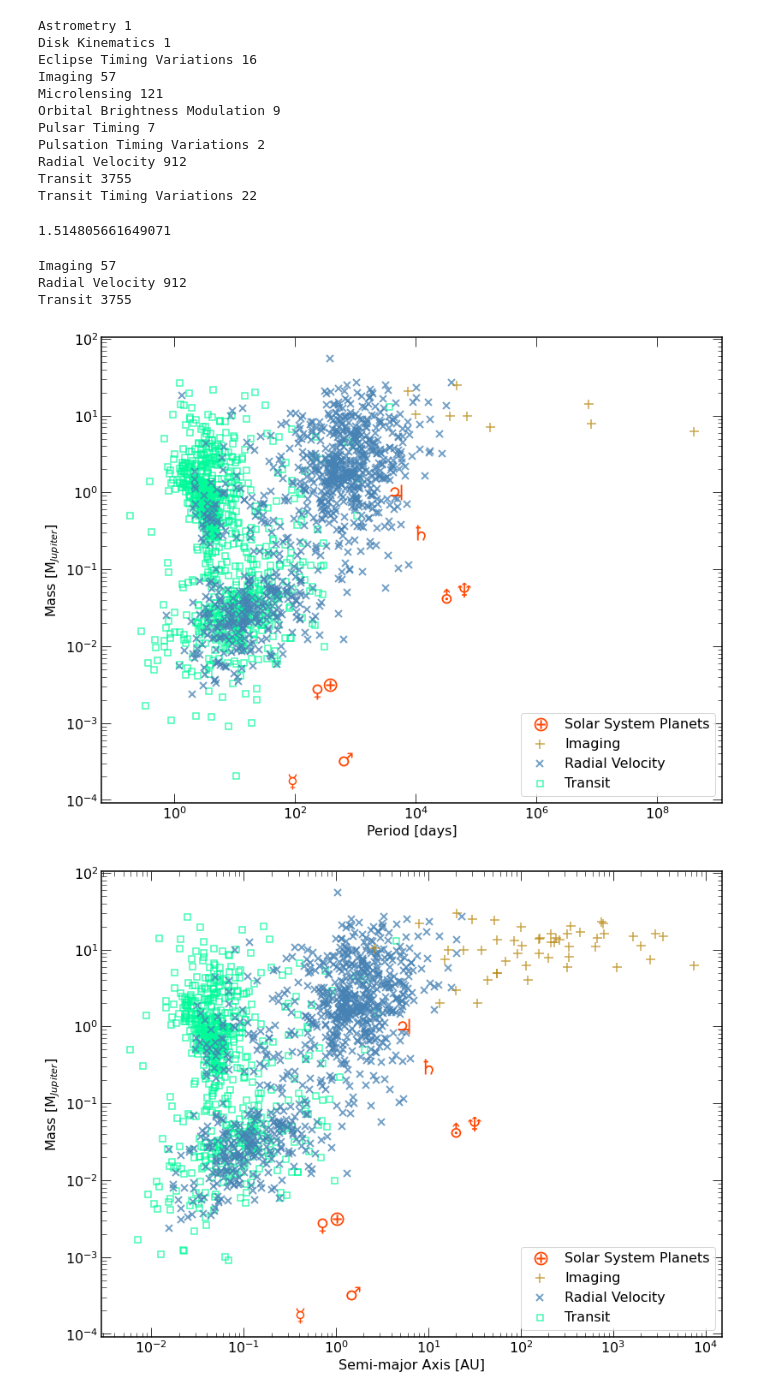
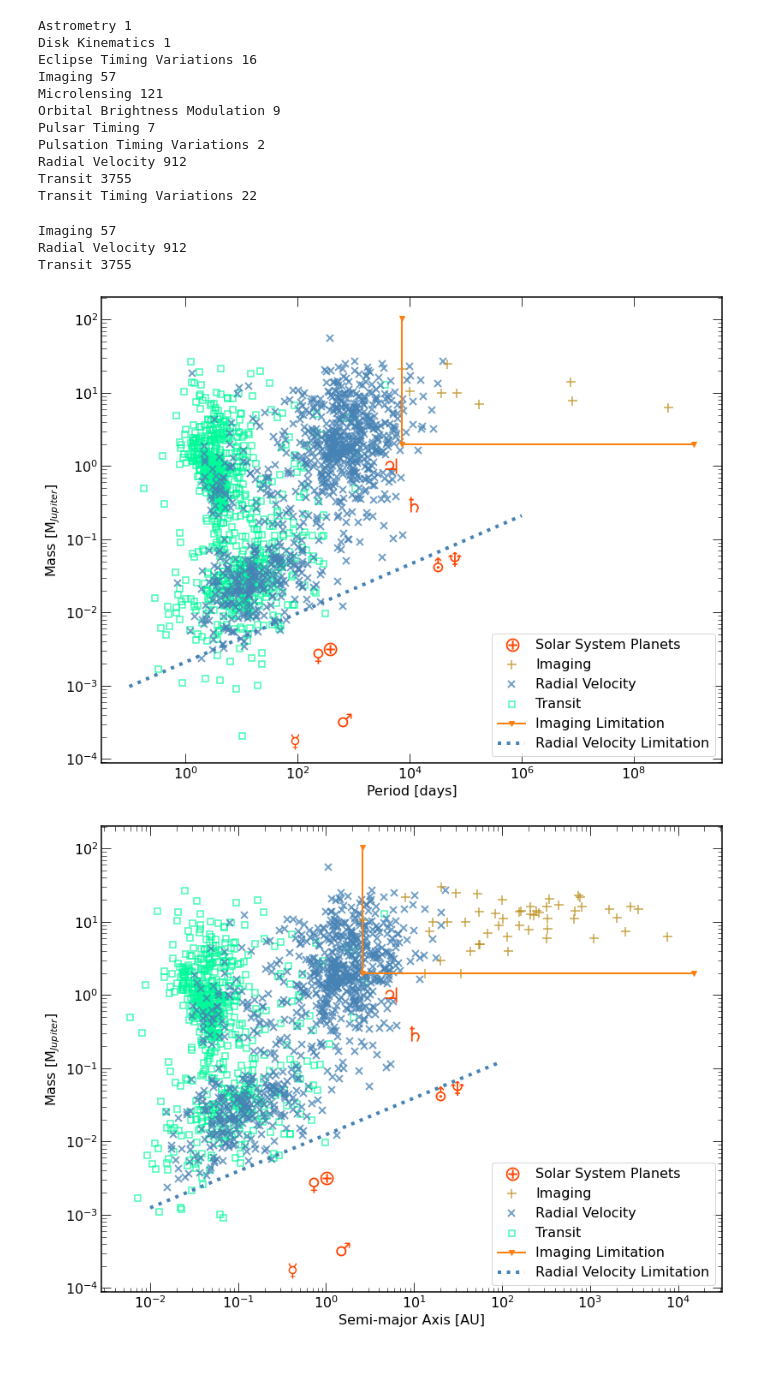
Before and after one commit to joshuaekingsbury/planetary-science, a Jupyter notebook: exoplanet-detection/exoplanet_detection_limits.ipynb, the cells around one changed output. Drawn from its saved outputs; the diff is of its cells as text; code cells hidden in the pictures; blank space fills up the shorter version.

Commit message:
new figures and revised notebook formatting

```diff
--- a/exoplanet-detection/exoplanet_detection_limits.ipynb
+++ b/exoplanet-detection/exoplanet_detection_limits.ipynb
@@ -97,10 +99,6 @@ Pulsation Timing Variations 2
 Radial Velocity 912
 Transit 3755
 Transit Timing Variations 22
-# %%
-print( df.st_rad.mean() )
-# %% [output]
-1.514805661649071
 # %%
 # Simplify the dataframe of exoplanet data to only include the transit methods relevant to this project
 #### Comment out the line below and rerun notebook to plot *all* of the (loaded) exoplanets
@@ -160,34 +158,90 @@ plt.yscale("log")
 plt.xlabel("Period [days]")
 plt.ylabel(r"Mass [M$_{Jupiter}$]")
 
+
+####
+# Imaging
+max_x = plt.gca().get_xlim()[1]
+max_y = plt.gca().get_ylim()[1]
+min_x = df[ df["discoverymethod"] == "Imaging" ].pl_orbper.min()
+min_y = df[ df["discoverymethod"] == "Imaging" ].pl_bmassj.min()
+plt.plot( [min_x, min_x, max_x], [max_y, min_y, min_y], label="Imaging Limitation" )
+
+
+####
+# Radial
+sol_mass = 0.5
+K_val = 0.5
+
+# x axis for period plots
+per_arr = 10.0**(np.arange(8)-1) * u.day
+
+# y axis for with period for the x axis
+m_p_arr_per = K_val * u.meter / u.second * sol_mass * u.solMass * np.sqrt(((per_arr**2)*ac.G*(sol_mass * u.solMass)/2/np.pi)**(1/3) / ac.G / (sol_mass * u.solMass))
+
+plt.plot(per_arr.value, m_p_arr_per.decompose().to(u.jupiterMass), marker="None", c='steelblue', lw=4, label="Radial Velocity Limitation", ls=":" )
+
+####
+# Transit
+
+
+####
 # Get all the legend icons made by default
 handles, labels = plt.gca().get_legend_handles_labels()
 # Update legend to include custom icon alongside existing icons
 plt.gca().legend(handles = [solsys_label] + handles, loc="lower right")
 
-#plt.savefig( "figures/jup_mass_vs_orbital_per.pdf" )
+plt.savefig( "figures/jup_mass_vs_orbital_per.png" )
 # %% [output]
-[figure, old version]
+[figure, new version]
 # %%
 for method, dm in df.groupby('discoverymethod'):
     plt.plot(dm["pl_orbsmax"], dm["pl_bmassj"], ls="none", mfc="none", **mark[method], alpha=0.75, zorder=-len(dm))
 for idx, pl in solsys.iterrows():
     plt.plot( pl.semi_ma, pl.mass_j, **mark[pl.pl_solsys], zorder=2)
 solsys_label = mlines.Line2D([], [], linestyle='none', **mark["earth"], label='Solar System Planets')
 
 plt.xscale("log")
 plt.yscale("log")
 plt.xlabel("Semi-major Axis [AU]")
 plt.ylabel(r"Mass [M$_{Jupiter}$]")
 
+
+####
+# Imaging
+max_x = plt.gca().get_xlim()[1]
+max_y = plt.gca().get_ylim()[1]
+min_x = df[ df["discoverymethod"] == "Imaging" ].pl_orbsmax.min()
+min_y = df[ df["discoverymethod"] == "Imaging" ].pl_bmassj.min()
+plt.plot( [min_x, min_x, max_x], [max_y, min_y, min_y], label="Imaging Limitation" )
+
+
+####
+# Radial
+# x-axis (semi-major axis) for a continuous line
+sma_arr = 10.0**(np.arange(5)-2) * u.AU
+
+
+# y axis mass fo the planet determined by equations above
+m_p_arr_sma = K_val * u.meter / u.second * sol_mass * u.solMass * np.sqrt(sma_arr / ac.G / (sol_mass * u.solMass))
+
+# Plotting the line
+plt.plot(sma_arr.value, m_p_arr_sma.decompose().to(u.jupiterMass), marker="None", c='steelblue', lw=4, label="Radial Velocity Limitation", ls=":" )
+
+
+####
+# Transit
+
+
+####
 # Get all the legend icons made by default
 handles, labels = plt.gca().get_legend_handles_labels()
 # Update legend to include custom icon alongside existing icons
 plt.gca().legend(handles = [solsys_label] + handles, loc="lower right")
 
-#plt.savefig( "figures/jup_mass_vs_semi_ma.pdf" )
+plt.savefig( "figures/jup_mass_vs_semi_ma.png" )
 # %% [output]
-[figure, old version]
+[figure, new version]
 # %%
 for method, dm in df.groupby('discoverymethod'):
     plt.plot(dm["pl_orbper"], dm["pl_radj"], ls="none", mfc="none", **mark[method], alpha=0.75, zorder=-len(dm))
```
Also changed, not shown: parts of 3 cells of this notebook, 9 other files.
